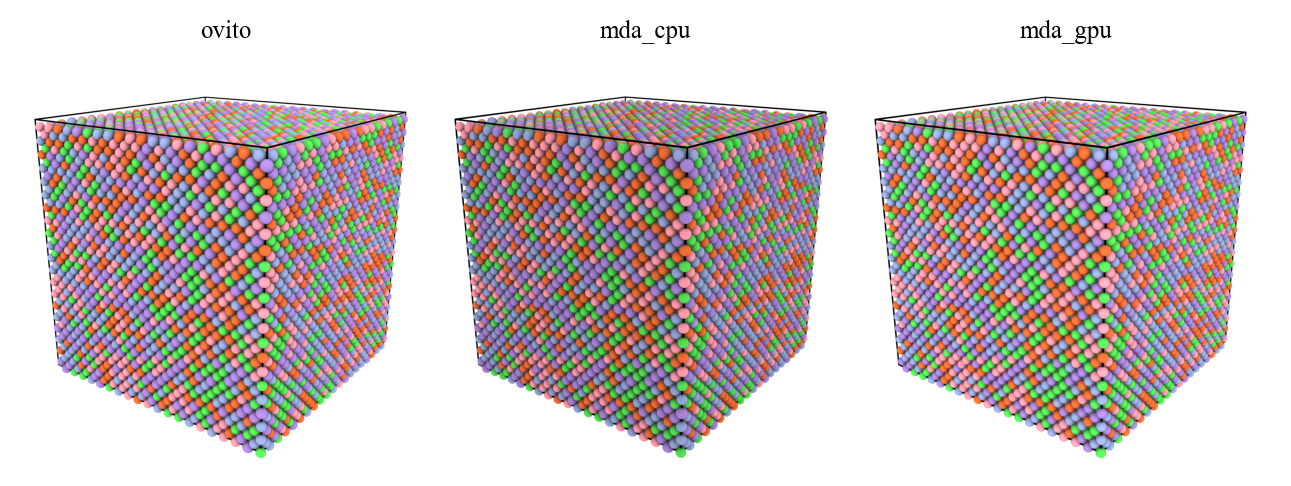
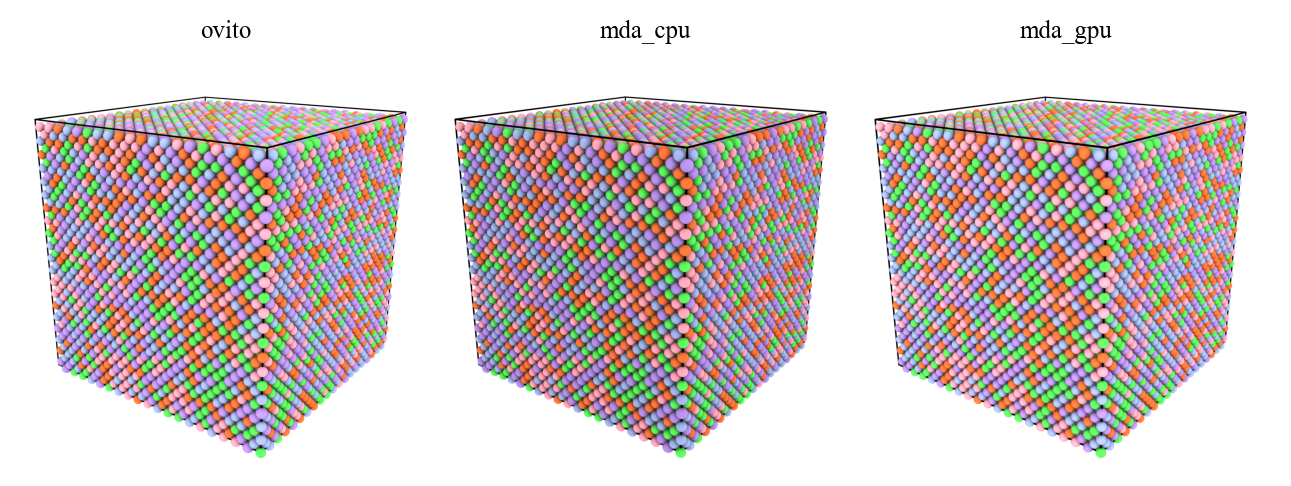
The change to this notebook cell's code, shown as a diff; its figure went from the first image to the second:
--- before
+++ after
@@ -2,5 +2,5 @@
 
 for i, name in enumerate(['ovito.png', 'mda_cpu.png', 'mda_gpu.png']):
-    ax[i].imshow(np.asarray(Image.open(name)))
+    ax[i].imshow(load_image(name))
     ax[i].axis("off")
     ax[i].set_title(name.split('.')[0])

Commit: updated doc, image, wheel publish